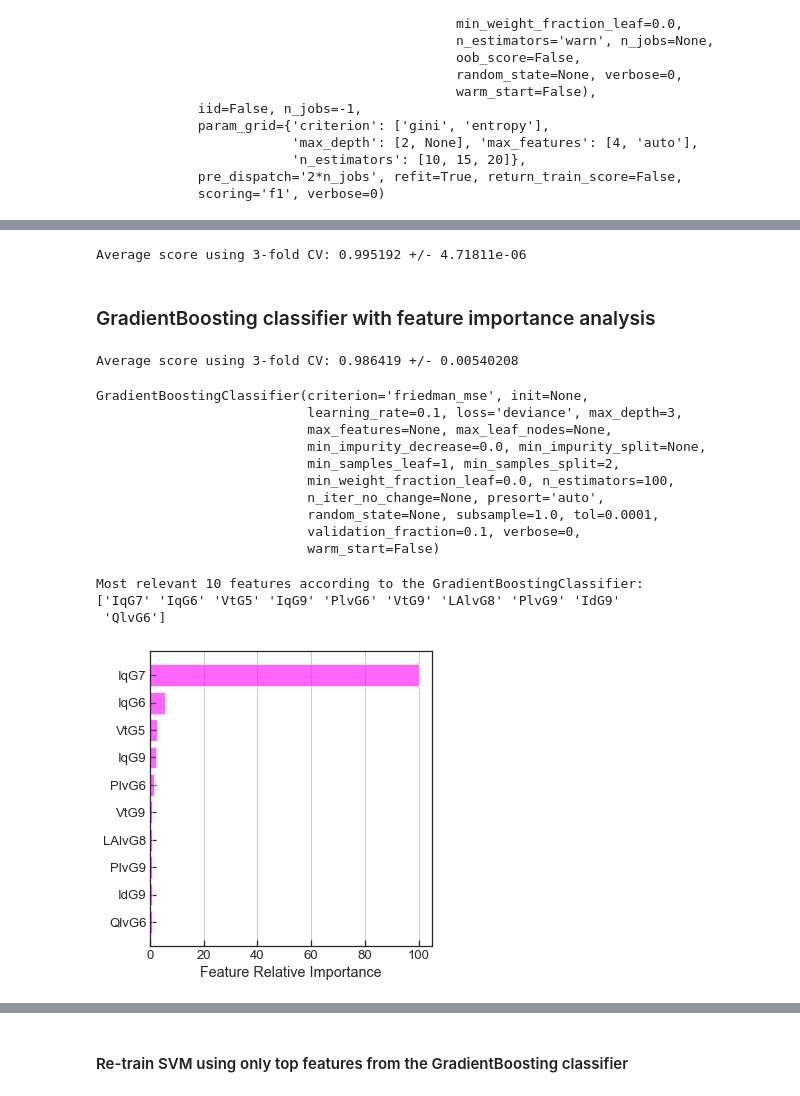
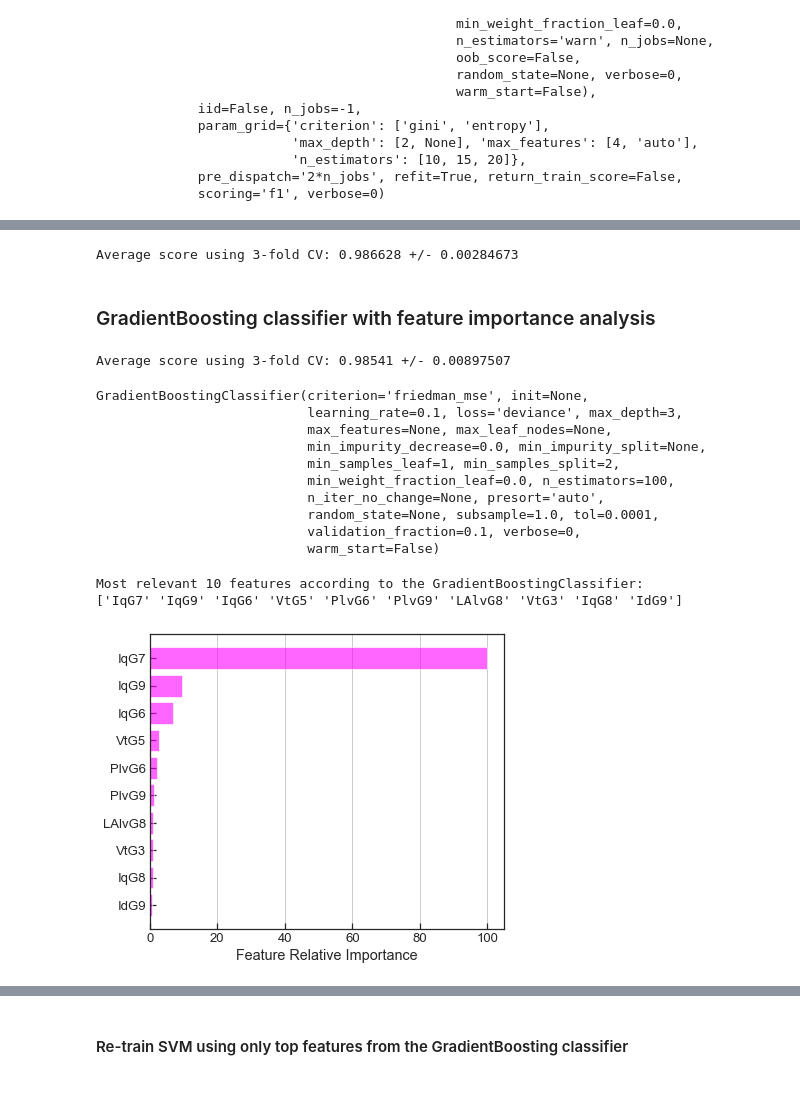
Before and after one commit to sarajcev/PSS-ML, a Jupyter notebook: PSStabML.ipynb, the cells around one changed output, grey strips where cells are left out. Saved outputs shown, nothing was run; the diff lists cells and outputs as text; code cells hidden in the pictures.

Commit message:
Minor fixes
Added explicit scoring method and extended PCA analysis.

```diff
--- a/PSStabML.ipynb
+++ b/PSStabML.ipynb
@@ -188,7 +247,7 @@ Score using 3-fold CV: 0.992788 +/- 0.0016998
 pca = PCA()  # do NOT set "n_components" here!
 logreg = LR(multi_class='ovr', solver='newton-cg')  # multinomial classification!
 pipe = Pipeline([('pca',pca), ('logreg',logreg)])
-param_grid = {'pca__n_components': [10, 20, 50, 100],   # PCA
+param_grid = {'pca__n_components': [10, 20, 30, 50, 100],   # PCA
               'logreg__C': [10., 50., 100., 500.]}      # LogisticRegression
 grid_pipe = GridSearchCV(estimator=pipe, param_grid=param_grid, cv=3,
                          scoring='f1', refit=True, n_jobs=-1, iid=False)
@@ -433,8 +492,8 @@ Best parameters: {'criterion': 'gini', 'max_depth': None, 'max_features': 'auto'
 # %%
-scores = cross_val_score(RandomForestClassifier(**best_parameters), X_train, y_train, cv=3)
+scores = cross_val_score(RandomForestClassifier(**best_parameters), X_train, y_train, cv=3, scoring='f1')
 print('Average score using 3-fold CV: {:g} +/- {:g}'.format(np.mean(scores), np.std(scores)))
 # %% [output]
-Average score using 3-fold CV: 0.995192 +/- 4.71811e-06
+Average score using 3-fold CV: 0.986628 +/- 0.00284673
 # %%
 y_forest = forest.predict_proba(X_test)
 y_t['forest'] = y_forest.argmax(axis=1)
@@ -453,7 +512,7 @@ clf_gb = GradientBoostingClassifier()
 train_and_evaluate(clf_gb, X_train, y_train, 3)
 clf_gb.fit(X_train, y_train)
 # %% [output]
-Average score using 3-fold CV: 0.986419 +/- 0.00540208
+Average score using 3-fold CV: 0.98541 +/- 0.00897507
 GradientBoostingClassifier(criterion='friedman_mse', init=None,
                            learning_rate=0.1, loss='deviance', max_depth=3,
                            max_features=None, max_leaf_nodes=None,
@@ -478,19 +537,18 @@ print('Most relevant {:d} features according to the GradientBoostingClassifier:'
 print(top_features)
 # %% [output]
 Most relevant 10 features according to the GradientBoostingClassifier:
-['IqG7' 'IqG6' 'VtG5' 'IqG9' 'PlvG6' 'VtG9' 'LAlvG8' 'PlvG9' 'IdG9'
- 'QlvG6']
+['IqG7' 'IqG9' 'IqG6' 'VtG5' 'PlvG6' 'PlvG9' 'LAlvG8' 'VtG3' 'IqG8' 'IdG9']
 # %%
 # Plot relative feature importance
-fig, ax = plt.subplots(figsize=(5,5))
+fig, ax = plt.subplots(figsize=(6,5))
 ax.barh(pos[-TOP:], feature_importance[sorted_idx][-TOP:], align='center', color='magenta', alpha=0.6)
 plt.yticks(pos[-TOP:], data.columns[sorted_idx][-TOP:])
 ax.set_xlabel('Feature Relative Importance')
 ax.grid(which='major', axis='x')
 plt.tight_layout()
 plt.show()
 # %% [output]
-[figure, old version]
+[figure, new version]
 # %%
 # Correlation matrix of selected features
 pearson = data[data.columns[sorted_idx][-TOP:]].corr('pearson')
```
Also changed, not shown: parts of 37 cells of this notebook, 1 other file.
